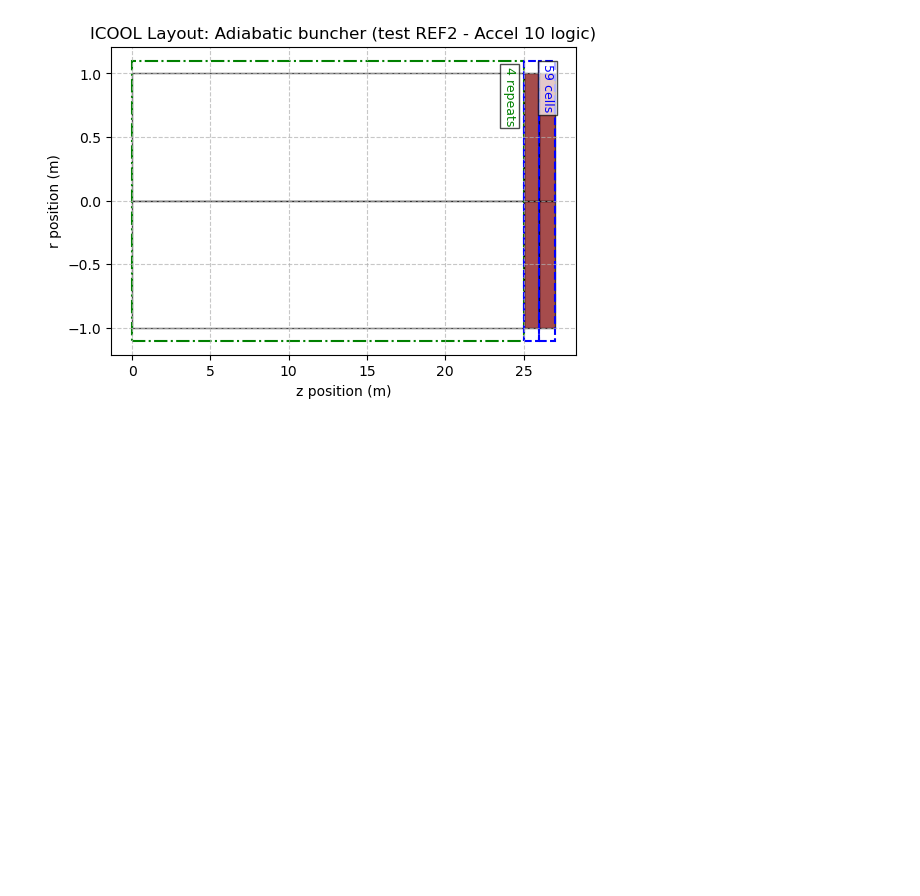
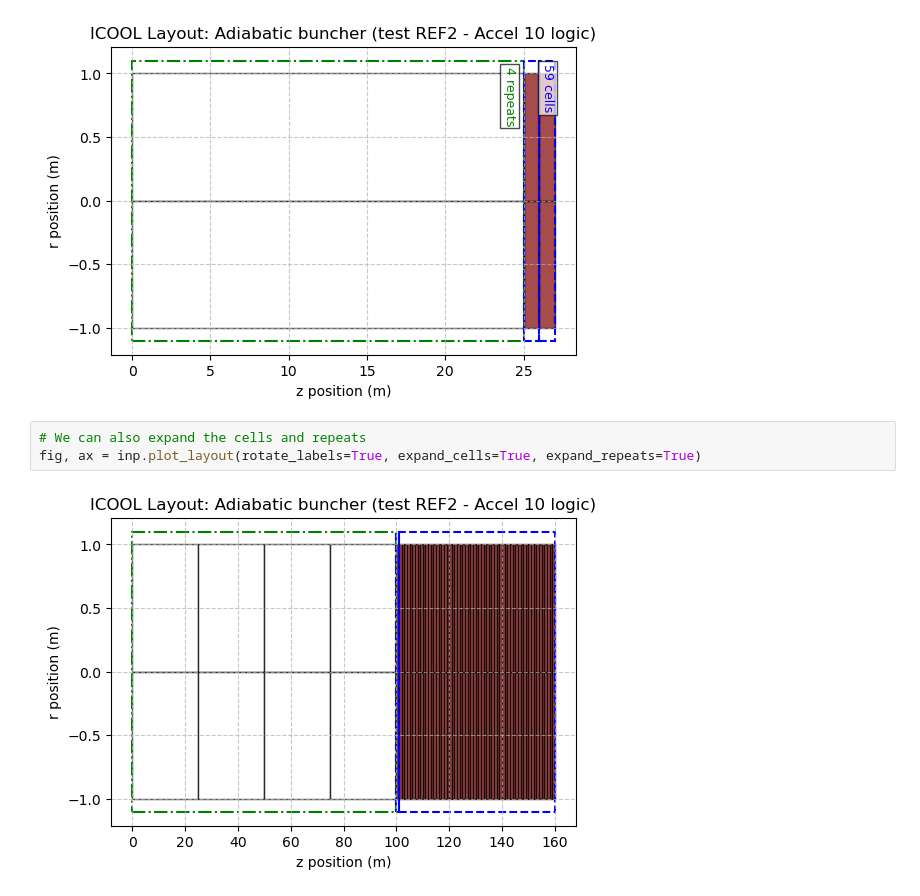
Before and after one commit to electronsandstuff/electronsandstuff, a Jupyter notebook: notebooks/icool.ipynb, the cells around one changed output. Cells and saved outputs as stored; diff of their text form; blank space fills up the shorter version.

Commit message:
add expanding of cells and repeats

```diff
--- a/notebooks/icool.ipynb
+++ b/notebooks/icool.ipynb
@@ -77,3 +77,8 @@ fig, ax = inp.plot_layout(rotate_labels=True)
 # %% [output]
 BoundingBox(lower_left=(0, -1.1), upper_right=(25.0, 1.1))
 [figure]
+# %%
+# We can also expand the cells and repeats
+fig, ax = inp.plot_layout(rotate_labels=True, expand_cells=True, expand_repeats=True)
+# %% [output]
+[figure, added]
```
Also changed, not shown: 2 other files.
